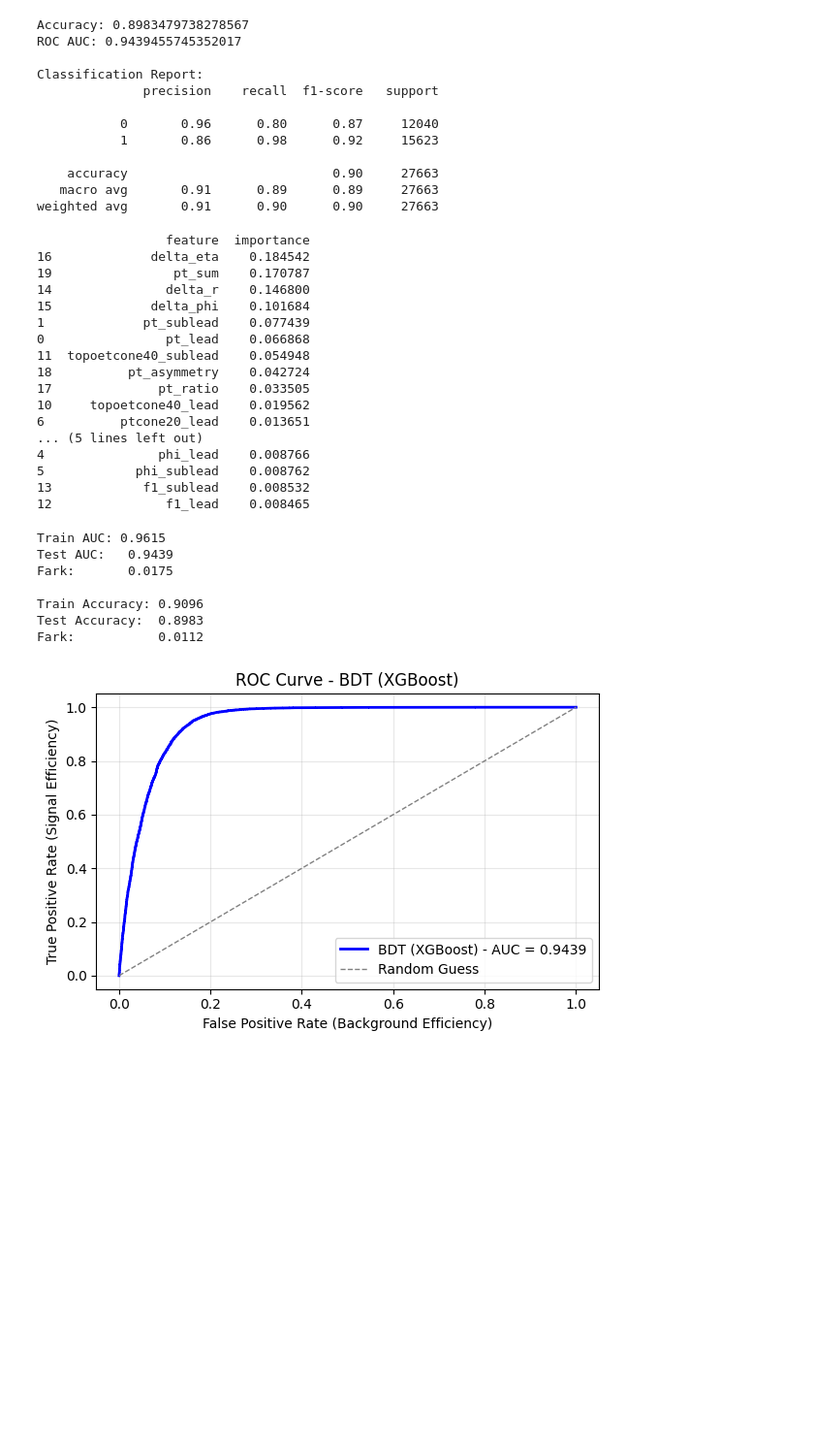
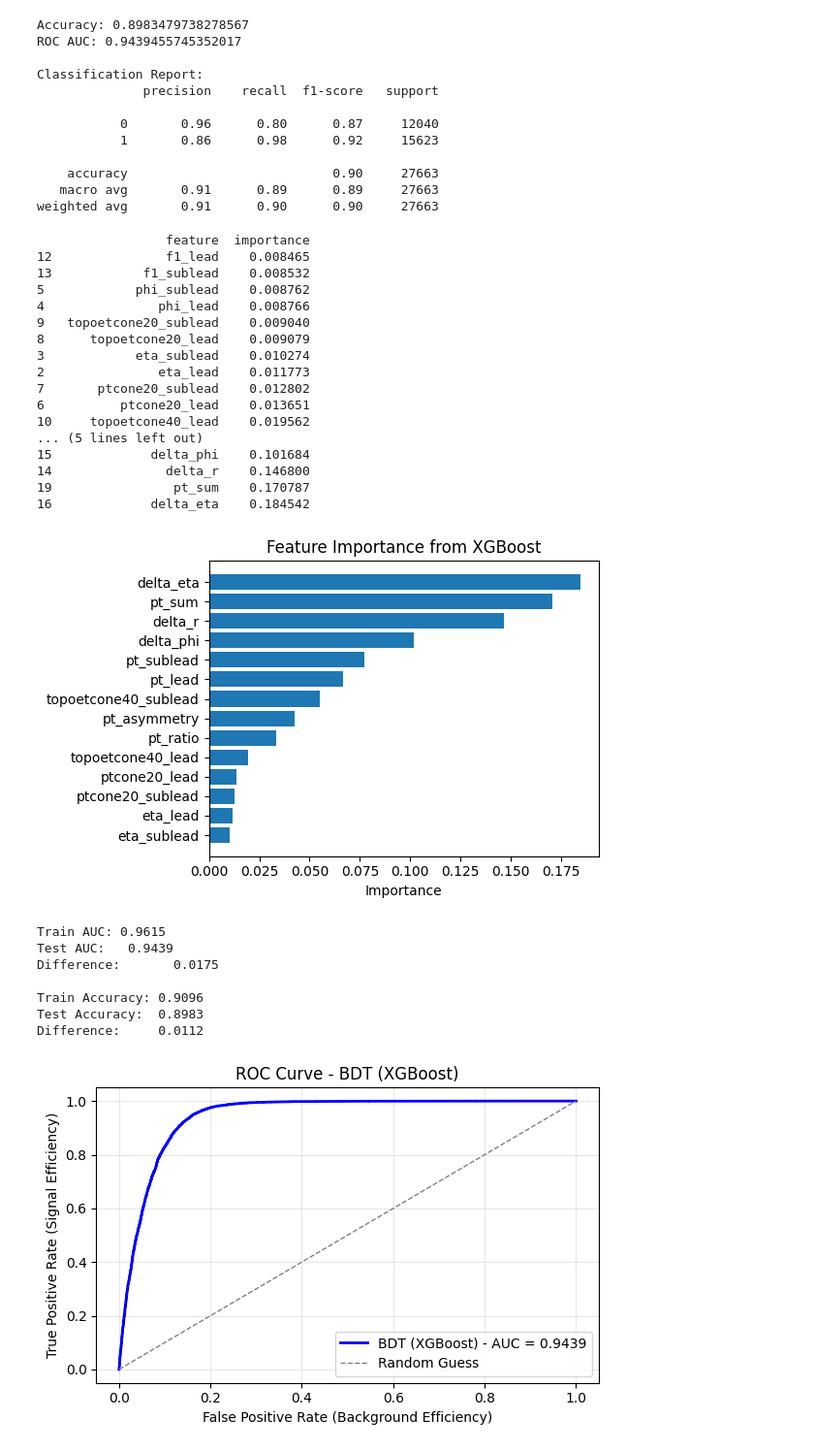
Before and after one commit to bernadlger/Higgs-Diphoton-Analysis, a Jupyter notebook: notebooks/06_BDT_model_training_featureeng.ipynb, the cells around one changed output. Shown at 97% size. Drawn from its saved outputs; the diff is of its cells as text; code cells hidden in the pictures; blank space fills up the shorter version.

```diff
--- a/notebooks/06_BDT_model_training_featureeng.ipynb
+++ b/notebooks/06_BDT_model_training_featureeng.ipynb
@@ -114,28 +114,36 @@ weighted avg       0.91      0.90      0.90     27663
 # %%
 importance = pd.DataFrame({
     'feature': features,
-    'importance': model. feature_importances_
-}).sort_values('importance', ascending=False)
+    'importance': model.feature_importances_
+}).sort_values('importance', ascending=True)
 
 print(importance)
+
+plt.figure(figsize=(6, 4))
+plt.barh(importance['feature'][-14:], importance['importance'][-14:])
+plt.xlabel('Importance')
+plt.title('Feature Importance from XGBoost')
+plt.tight_layout()
+plt.show()
 # %% [output]
                  feature  importance
+12               f1_lead    0.008465
+13            f1_sublead    0.008532
+5            phi_sublead    0.008762
+4               phi_lead    0.008766
+9   topoetcone20_sublead    0.009040
+8      topoetcone20_lead    0.009079
+3            eta_sublead    0.010274
+2               eta_lead    0.011773
+7       ptcone20_sublead    0.012802
+6          ptcone20_lead    0.013651
+10     topoetcone40_lead    0.019562
+... (5 lines left out)
+15             delta_phi    0.101684
+14               delta_r    0.146800
+19                pt_sum    0.170787
 16             delta_eta    0.184542
-19                pt_sum    0.170787
-14               delta_r    0.146800
-15             delta_phi    0.101684
-1             pt_sublead    0.077439
-0                pt_lead    0.066868
-11  topoetcone40_sublead    0.054948
-18          pt_asymmetry    0.042724
-17              pt_ratio    0.033505
-10     topoetcone40_lead    0.019562
-6          ptcone20_lead    0.013651
-... (5 lines left out)
-4               phi_lead    0.008766
-5            phi_sublead    0.008762
-13            f1_sublead    0.008532
-12               f1_lead    0.008465
+[figure, added]
 # %%
 # Overfitting check
 y_train_pred_proba = model.predict_proba(X_train_scaled)[:, 1]
@@ -149,19 +157,19 @@ test_acc = accuracy_score(y_test, model.predict(X_test_scaled))
 
 print(f"Train AUC: {train_auc:.4f}")
 print(f"Test AUC:   {test_auc:.4f}")
-print(f"Fark:       {train_auc - test_auc:.4f}")
+print(f"Difference:       {train_auc - test_auc:.4f}")
 print()
 print(f"Train Accuracy: {train_acc:.4f}")
 print(f"Test Accuracy:  {test_acc:.4f}")
-print(f"Fark:           {train_acc - test_acc:.4f}")
+print(f"Difference:     {train_acc - test_acc:.4f}")
 # %% [output]
 Train AUC: 0.9615
 Test AUC:   0.9439
-Fark:       0.0175
+Difference:       0.0175
 
 Train Accuracy: 0.9096
 Test Accuracy:  0.8983
-Fark:           0.0112
+Difference:     0.0112
 # %%
 from sklearn. metrics import roc_curve, roc_auc_score
 import matplotlib. pyplot as plt
```
Also changed, not shown: 3 other files.
